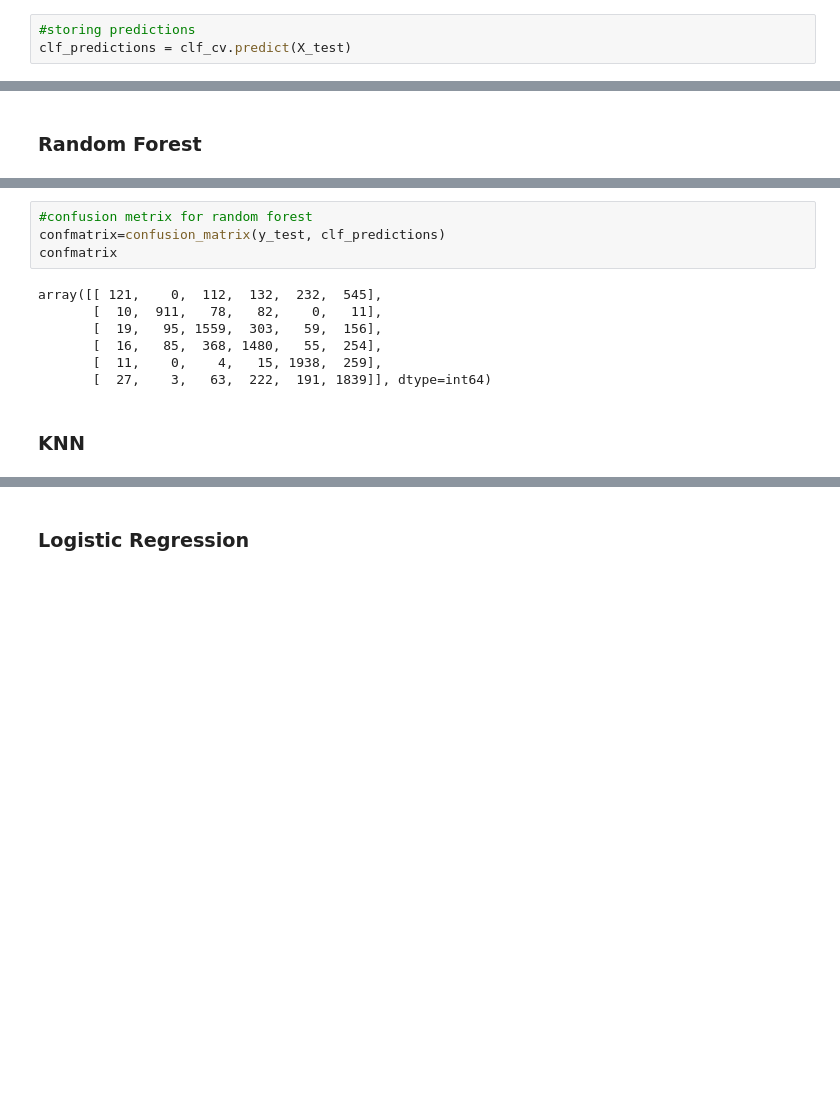
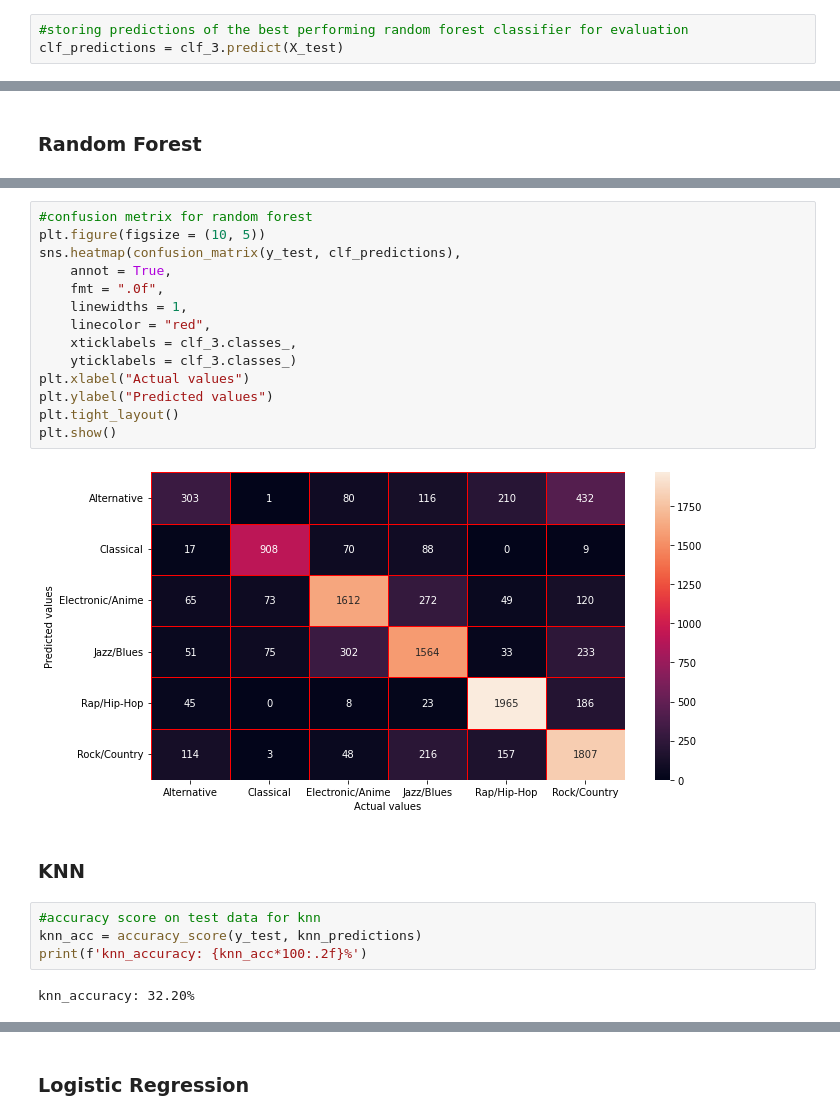
Before and after one commit to albertmirek/4iz566-py-music, a Jupyter notebook: main.ipynb, the cells around one changed output, grey strips where cells are left out. Drawn from its saved outputs; the diff is of its cells as text; blank space fills up the shorter version.

```diff
--- a/main.ipynb
+++ b/main.ipynb
@@ -357,6 +399,6 @@ Accuracy on test data: 0.6972900932918703
 # %%
-#storing predictions
-clf_predictions = clf_cv.predict(X_test)
+#storing predictions of the best performing random forest classifier for evaluation
+clf_predictions = clf_3.predict(X_test)
 # %% [markdown]
 ### KNN tuning
 # %%
@@ -437,13 +490,24 @@ clf_report
-# %%
-#confusion metrix for random forest
-confmatrix=confusion_matrix(y_test, clf_predictions)
-confmatrix
-# %% [output]
-array([[ 121,    0,  112,  132,  232,  545],
-       [  10,  911,   78,   82,    0,   11],
-       [  19,   95, 1559,  303,   59,  156],
-       [  16,   85,  368, 1480,   55,  254],
-       [  11,    0,    4,   15, 1938,  259],
-       [  27,    3,   63,  222,  191, 1839]], dtype=int64)
+# %%
+#confusion metrix for random forest
+plt.figure(figsize = (10, 5))
+sns.heatmap(confusion_matrix(y_test, clf_predictions),
+    annot = True,
+    fmt = ".0f",
+    linewidths = 1,
+    linecolor = "red",
+    xticklabels = clf_3.classes_,
+    yticklabels = clf_3.classes_)
+plt.xlabel("Actual values")
+plt.ylabel("Predicted values")
+plt.tight_layout()
+plt.show()
+# %% [output]
+[figure, added]
 # %% [markdown]
 ### KNN
+# %%
+#accuracy score on test data for knn
+knn_acc = accuracy_score(y_test, knn_predictions)
+print(f'knn_accuracy: {knn_acc*100:.2f}%')
+# %% [output]
+knn_accuracy: 32.20%
```
Also changed, not shown: parts of 32 cells of this notebook.
